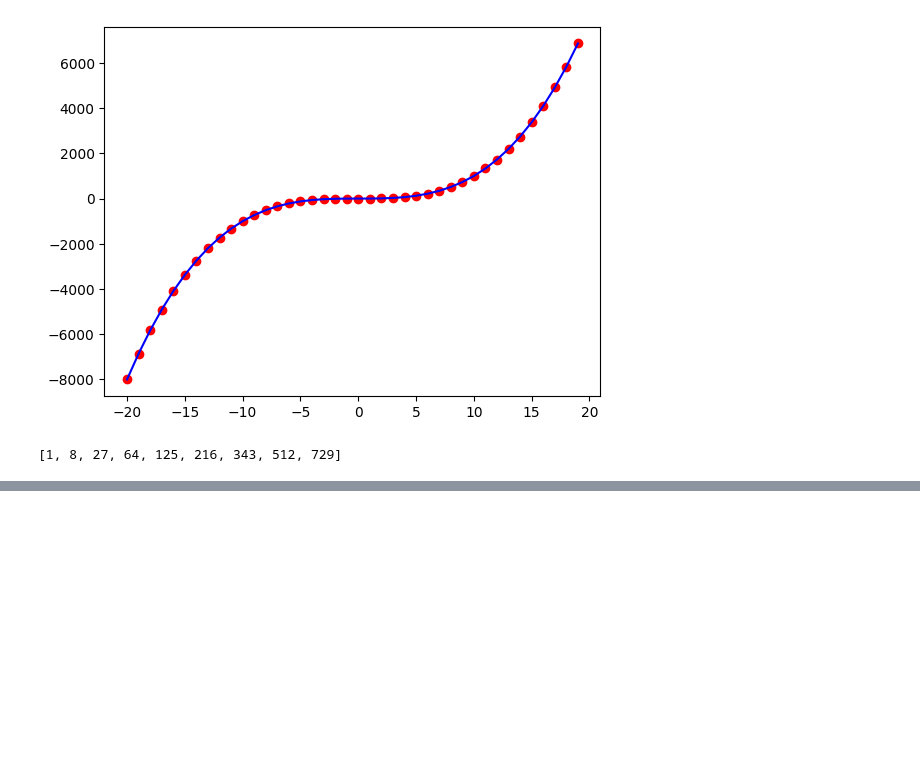
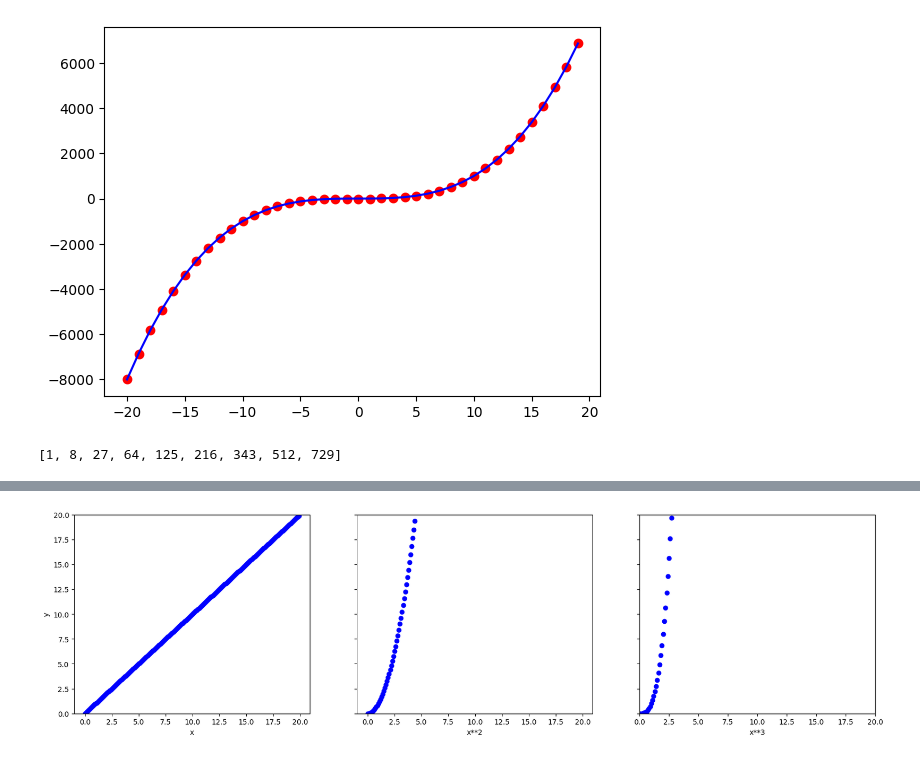
Before and after one commit to parikshit-gupta/Machine_Learning, a Jupyter notebook: ML_DeveloperStack/matplotlib/matplotlib.ipynb, the cells around one changed output, grey strips where cells are left out. Saved outputs shown, nothing was run; the diff lists cells and outputs as text; code cells hidden in the pictures; blank space fills up the shorter version.

```diff
--- a/ML_DeveloperStack/matplotlib/matplotlib.ipynb
+++ b/ML_DeveloperStack/matplotlib/matplotlib.ipynb
@@ -65,0 +66,16 @@ plt.axis([-np.pi*3,np.pi*3,-1,1])
+# %%
+#plotting multiple plots side by side
+x=np.arange(0,20,.1, dtype=float)
+Y=np.c_[x, x**2, x**3]
+label=['x', 'x**2', 'x**3']
+fig, ax=plt.subplots(1,3,figsize=(20,5), sharey=True)#sharey parameter shares the y axis with all the graphs
+
+#ax is a plot object which is used to refer to various plots
+for i in range(len(ax)):
+    ax[i].scatter(x, Y[:,i], color='b')
+    ax[i].set_xlabel(label[i])
+ax[0].set_ylabel('y')
+plt.axis([0,20,0,20])
+plt.show()
+# %% [output]
+[figure, added]
```
Also changed, not shown: parts of 1 cell of this notebook, 12 other files.
